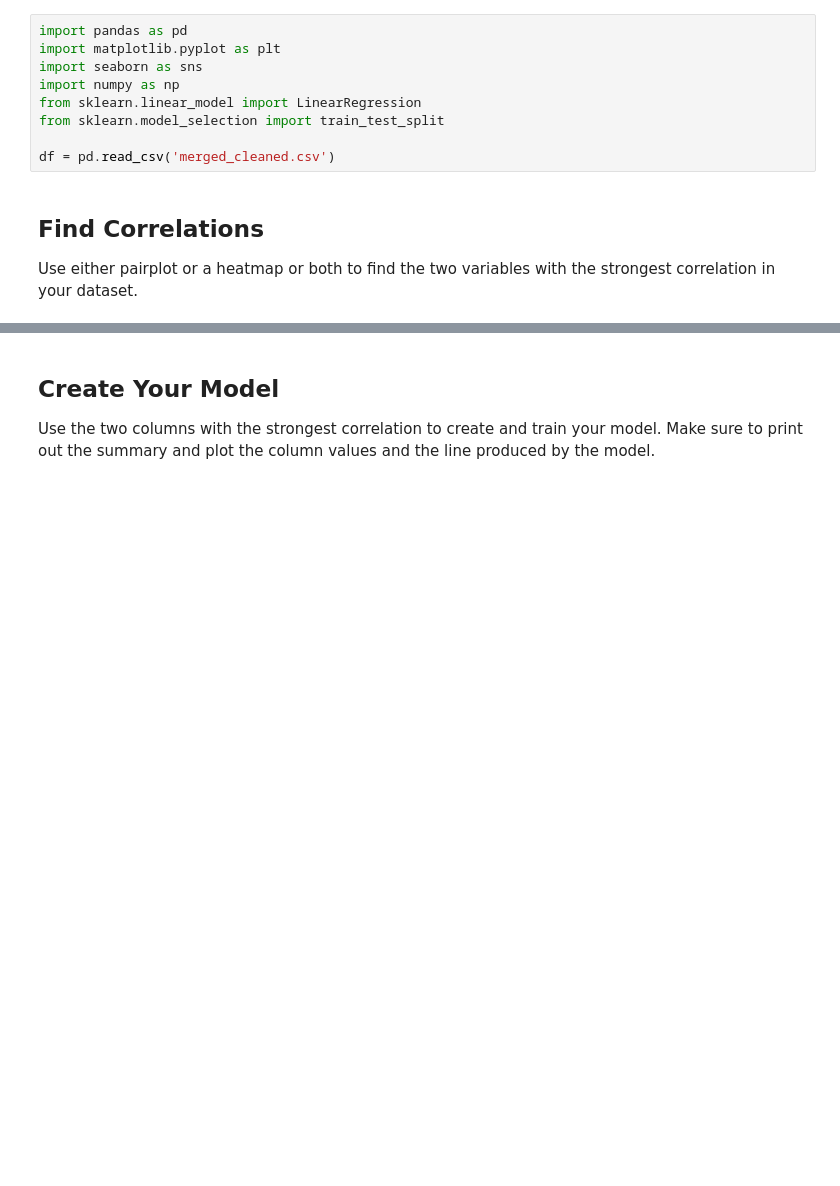
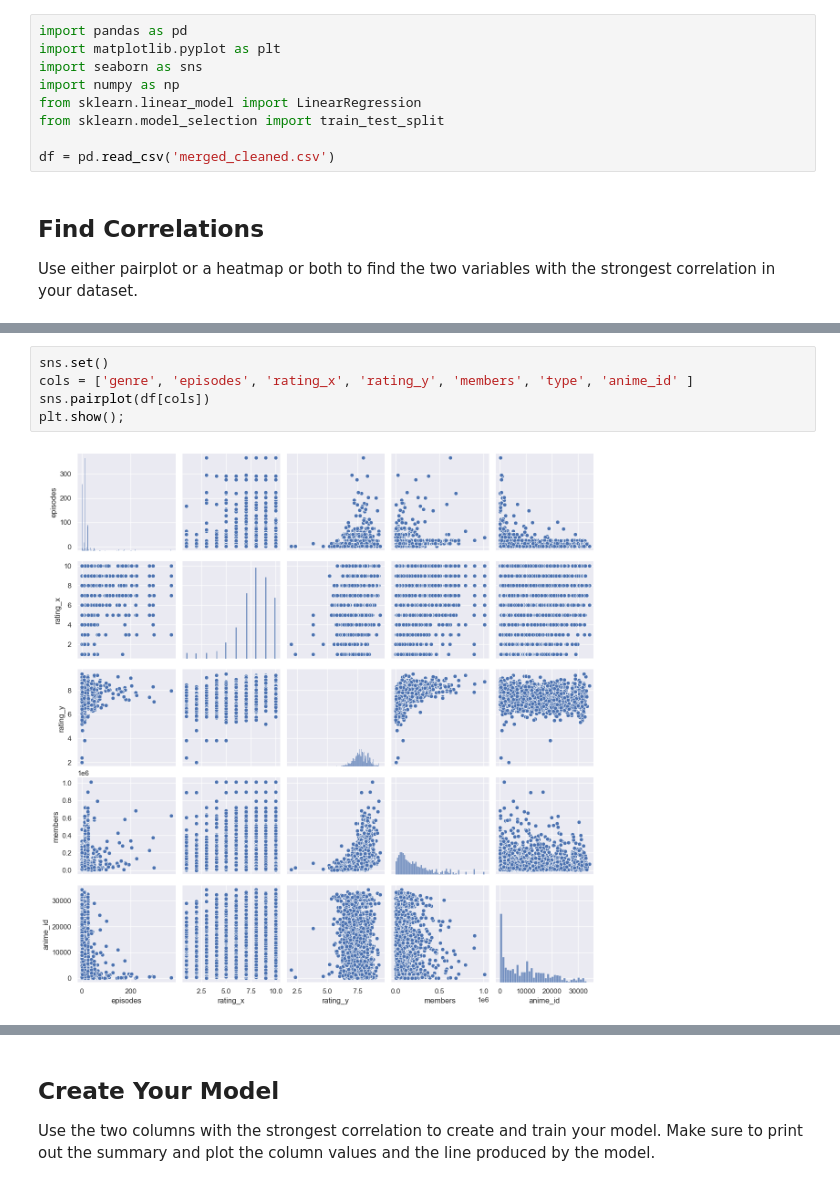
Before and after one commit to fsaidova74/checkpoint-five, a Jupyter notebook: checkpoint-five.ipynb, the cells around one changed output, grey strips where cells are left out. Drawn from its saved outputs; the diff is of its cells as text; blank space fills up the shorter version.

```diff
--- a/checkpoint-five.ipynb
+++ b/checkpoint-five.ipynb
@@ -43,3 +24,10 @@ for x_var in x_vars:
+# %%
+sns.set()
+cols = ['genre', 'episodes', 'rating_x', 'rating_y', 'members', 'type', 'anime_id' ]
+sns.pairplot(df[cols])
+plt.show();
+# %% [output]
+[figure, added]
 # %%
 ## it seems that rating_y which stands for average_rating and members have the most correlations.
 
```
Also changed, not shown: parts of 6 cells of this notebook.
